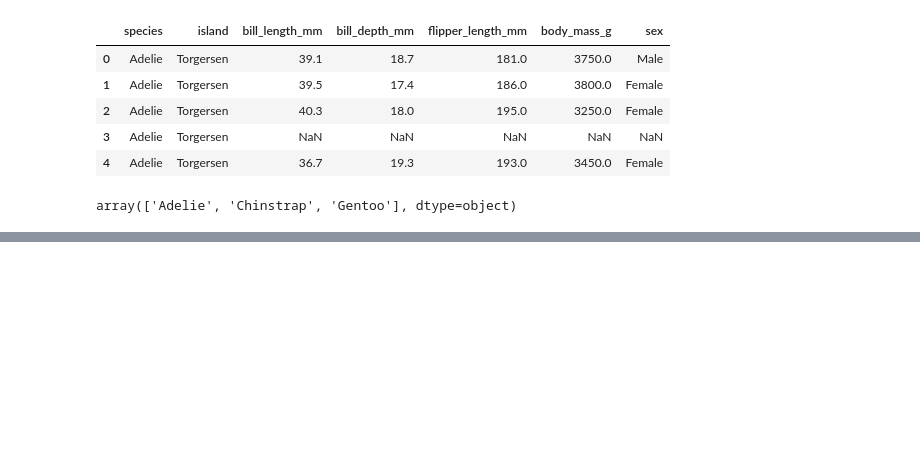
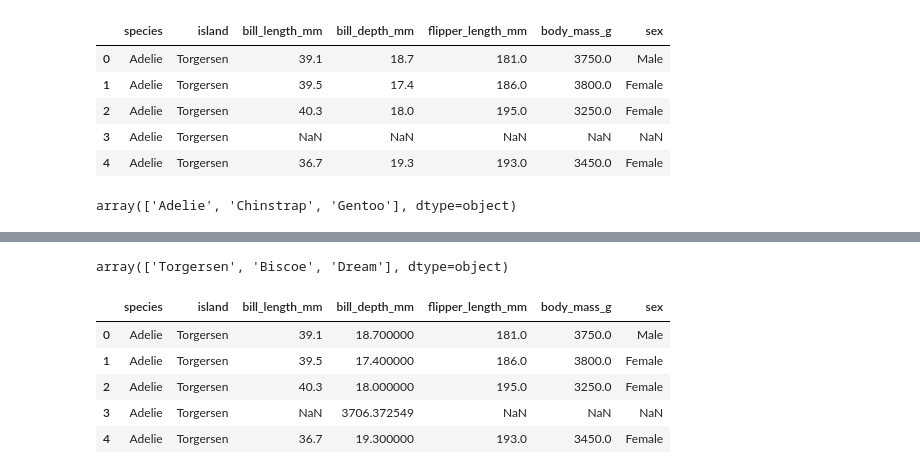
Before and after one commit to Lejuhyun/pandas, a Jupyter notebook: TIL_0225.ipynb, the cells around one changed output, grey strips where cells are left out. Saved outputs shown, nothing was run; the diff lists cells and outputs as text; code cells hidden in the pictures; blank space fills up the shorter version.

```diff
--- a/TIL_0225.ipynb
+++ b/TIL_0225.ipynb
@@ -532,7 +532,8 @@ df['species'].unique()
 array(['Adelie', 'Chinstrap', 'Gentoo'], dtype=object)
 # %%
 cond1 = df['species'] == 'Adelie'
-cond2 = df['species'] == 'Chinstrap'
-cond3 = df['species'] == 'Gentoo'
-cond4 = df['sex'] == 'Male'
-cond5 = df['sex'] == 'Female'
+for species in df['species'].unique():
+    for sex in df['sex'].unique()[:2]:
+        cond1 = df['species'] == species
+        cond2 = df['sex'] == sex
+        print(df.loc[cond1&cond2, 'body_mass_g'].mean())
@@ -544,0 +560,19 @@ print(Adelie_Male_mean, Adelie_Female_mean)
+# %%
+df['island'].unique()
+# %% [output]
+array(['Torgersen', 'Biscoe', 'Dream'], dtype=object)
+# %%
+for species in df['species'].unique():
+    for island in df['island'].unique():
+        cond1 = df['species'] == species
+        cond2 = df['island'] == island
+        avg = df.loc[cond1 & cond2, 'body_mass_g'].mean()
+        df['bill_depth_mm'] = df['bill_depth_mm'].fillna(avg)
+df.head()
+# %% [output]
+|  | species | island | bill_length_mm | bill_depth_mm | flipper_length_mm | body_mass_g | sex |
+| 0 | Adelie | Torgersen | 39.1 | 18.700000 | 181.0 | 3750.0 | Male |
+| 1 | Adelie | Torgersen | 39.5 | 17.400000 | 186.0 | 3800.0 | Female |
+| 2 | Adelie | Torgersen | 40.3 | 18.000000 | 195.0 | 3250.0 | Female |
+| 3 | Adelie | Torgersen | NaN | 3706.372549 | NaN | NaN | NaN |
+| 4 | Adelie | Torgersen | 36.7 | 19.300000 | 193.0 | 3450.0 | Female |
```
Also changed, not shown: parts of 3 cells of this notebook, 2 other files.
